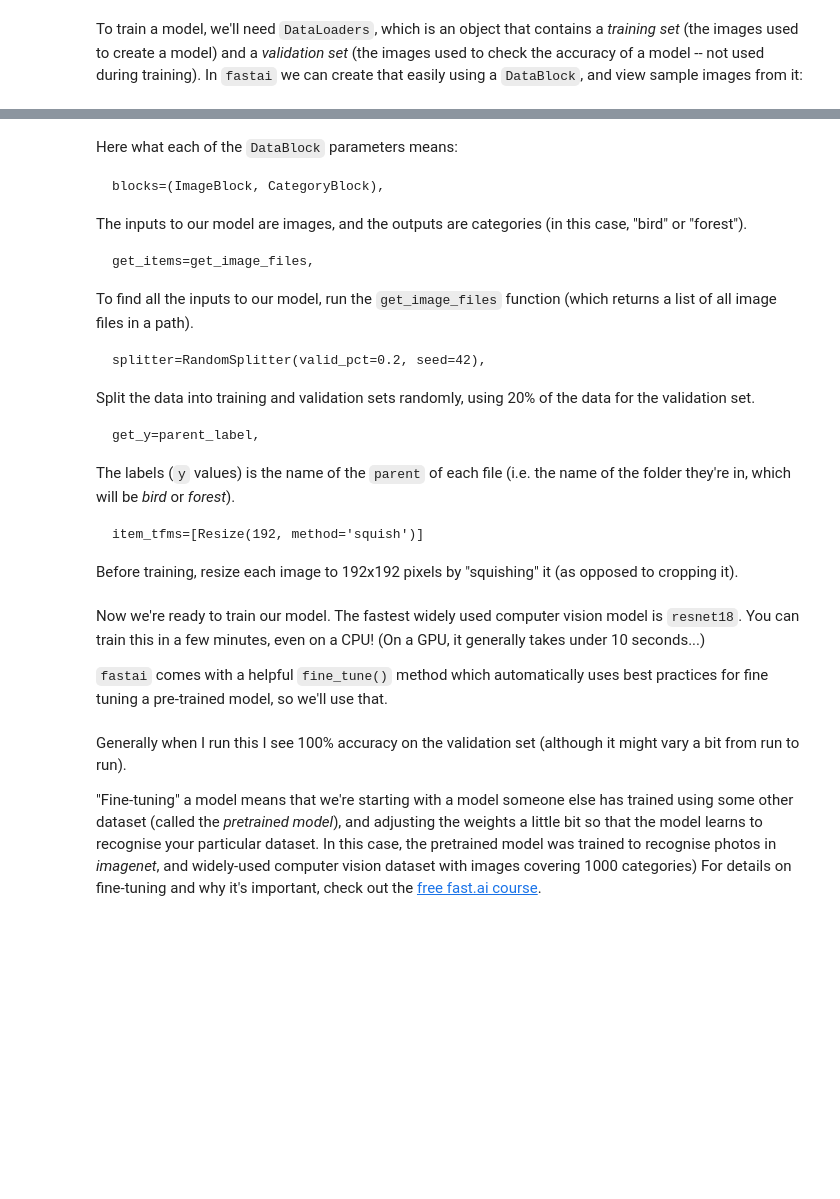
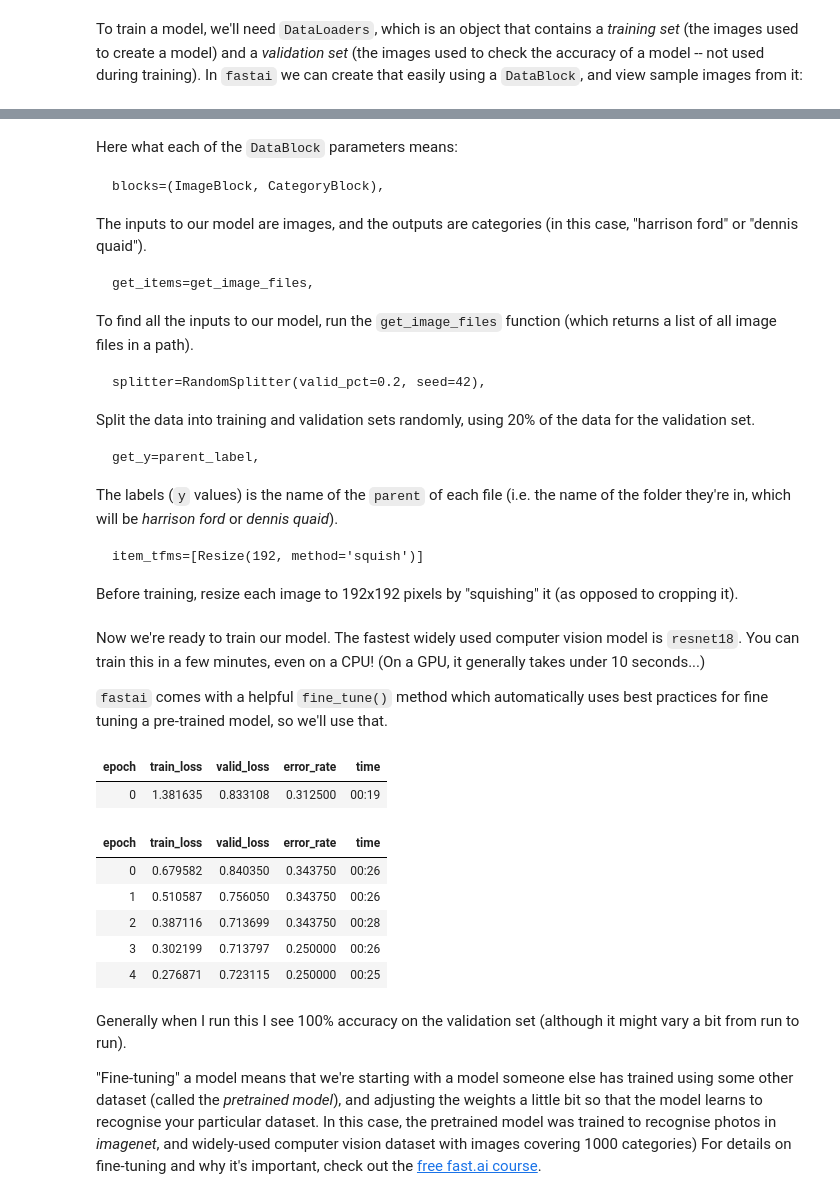
Before and after one commit to atoscram/fastai-is-it-dennis-quaid-or-harrison-ford, a Jupyter notebook: is-it-dennis-quaid-or-harrison-ford.ipynb, the cells around one changed output, grey strips where cells are left out. Saved outputs shown, nothing was run; the diff lists cells and outputs as text; code cells hidden in the pictures; blank space fills up the shorter version.

```diff
--- a/is-it-dennis-quaid-or-harrison-ford.ipynb
+++ b/is-it-dennis-quaid-or-harrison-ford.ipynb
@@ -114,7 +116,7 @@ Here what each of the `DataBlock` parameters means:
 
     blocks=(ImageBlock, CategoryBlock),
 
-The inputs to our model are images, and the outputs are categories (in this case, "bird" or "forest").
+The inputs to our model are images, and the outputs are categories (in this case, "harrison ford" or "dennis quaid").
 
     get_items=get_image_files,
 
@@ -126,7 +128,7 @@ Split the data into training and validation sets randomly, using 20% of the data
 
     get_y=parent_label,
 
-The labels (`y` values) is the name of the `parent` of each file (i.e. the name of the folder they're in, which will be *bird* or *forest*).
+The labels (`y` values) is the name of the `parent` of each file (i.e. the name of the folder they're in, which will be *harrison ford* or *dennis quaid*).
 
     item_tfms=[Resize(192, method='squish')]
 
@@ -137,7 +139,16 @@ Now we're ready to train our model. The fastest widely used computer vision mode
 `fastai` comes with a helpful `fine_tune()` method which automatically uses best practices for fine tuning a pre-trained model, so we'll use that.
 # %%
 learn = vision_learner(dls, resnet18, metrics=error_rate)
-learn.fine_tune(10)
+learn.fine_tune(5)
+# %% [output]
+| epoch | train_loss | valid_loss | error_rate | time |
+| 0 | 1.381635 | 0.833108 | 0.312500 | 00:19 |
+| epoch | train_loss | valid_loss | error_rate | time |
+| 0 | 0.679582 | 0.840350 | 0.343750 | 00:26 |
+| 1 | 0.510587 | 0.756050 | 0.343750 | 00:26 |
+| 2 | 0.387116 | 0.713699 | 0.343750 | 00:28 |
+| 3 | 0.302199 | 0.713797 | 0.250000 | 00:26 |
+| 4 | 0.276871 | 0.723115 | 0.250000 | 00:25 |
 # %% [markdown]
 Generally when I run this I see 100% accuracy on the validation set (although it might vary a bit from run to run).
 
```
Also changed, not shown: parts of 8 cells of this notebook.
